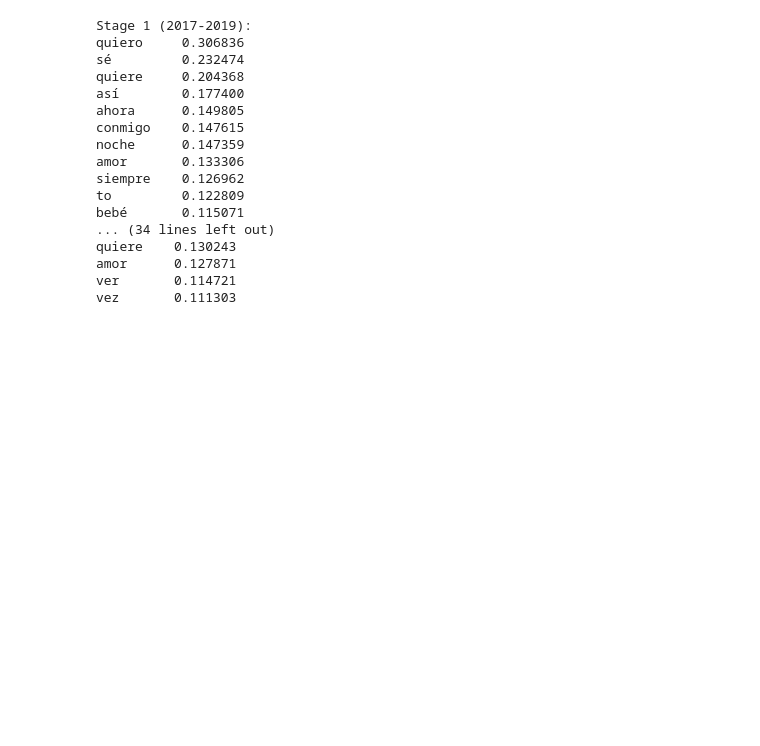
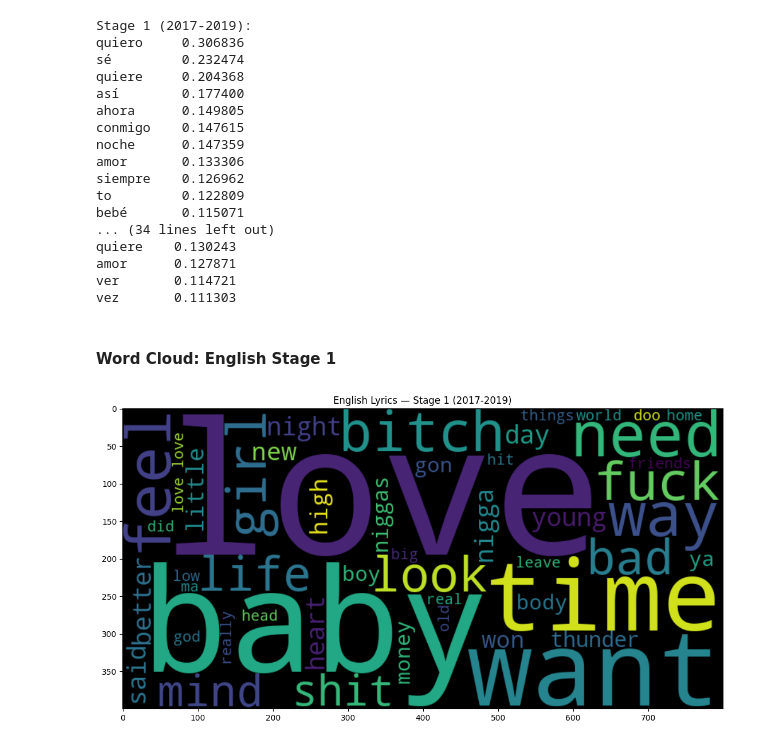
Before and after one commit to yihanciii/ML-spotify-features, a Jupyter notebook: TF-IDF_updated.ipynb, the cells around one changed output. Cells and saved outputs as stored; diff of their text form; code cells hidden in the pictures; blank space fills up the shorter version.

Commit message:
Fix stopwords, add word cloud

```diff
--- a/TF-IDF_updated.ipynb
+++ b/TF-IDF_updated.ipynb
@@ -144,3 +152,19 @@ quiere    0.130243
 amor      0.127871
 ver       0.114721
 vez       0.111303
+# %% [markdown]
+#### Word Cloud: English Stage 1
+# %%
+from wordcloud import WordCloud
+wordcloud_en = WordCloud(
+    width=800, height=400, background_color='black',
+    max_words=50, colormap='viridis'
+).generate_from_frequencies(tfidf_df_en.loc["Stage 1 (2017-2019)"].to_dict())
+
+plt.figure(figsize=(12, 6))
+plt.imshow(wordcloud_en, interpolation='bilinear')
+plt.title('English Lyrics — Stage 1 (2017-2019)')
+plt.tight_layout()
+plt.show()
+# %% [output]
+[figure, added]
```
Also changed, not shown: parts of 9 cells of this notebook.
